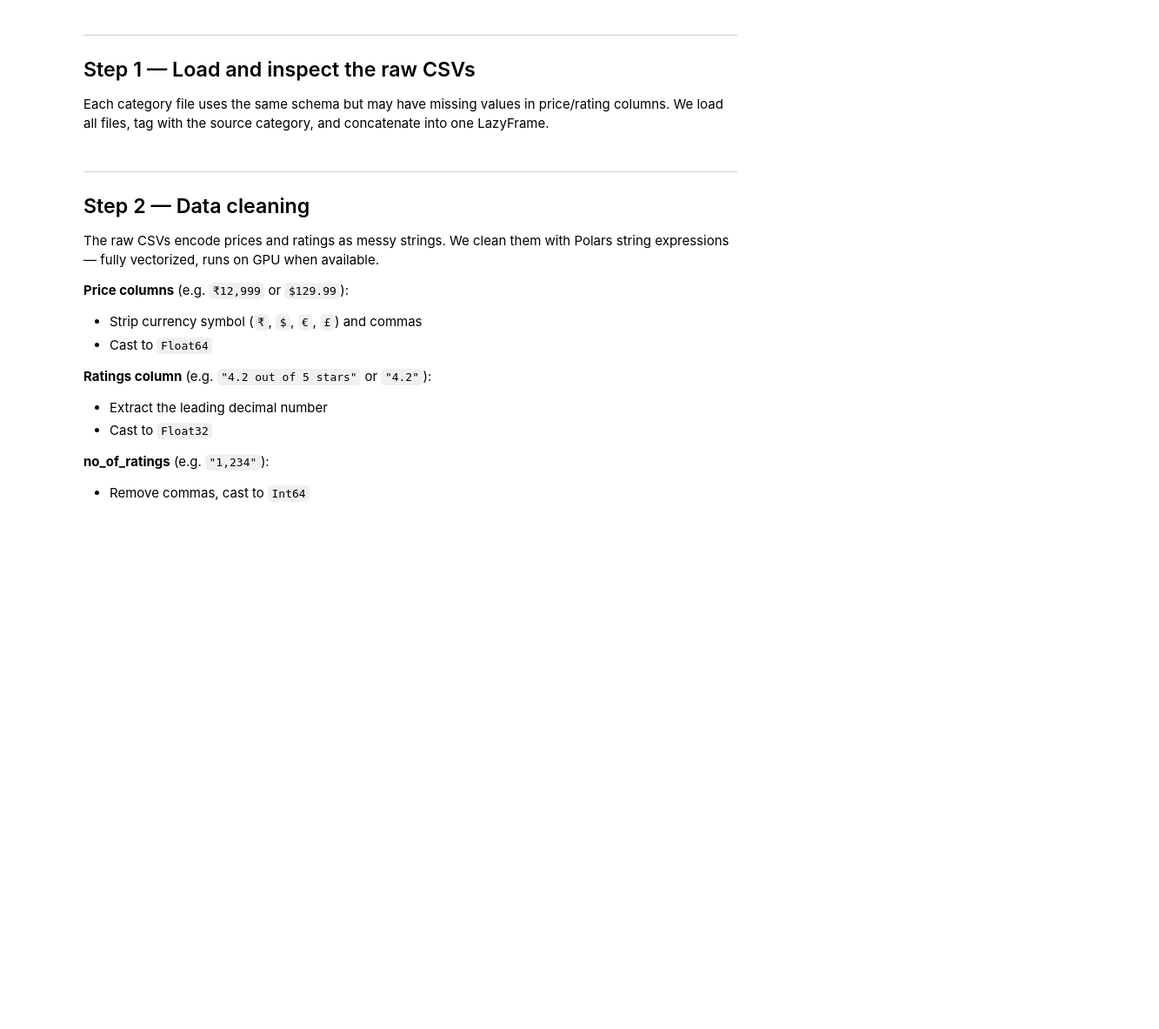
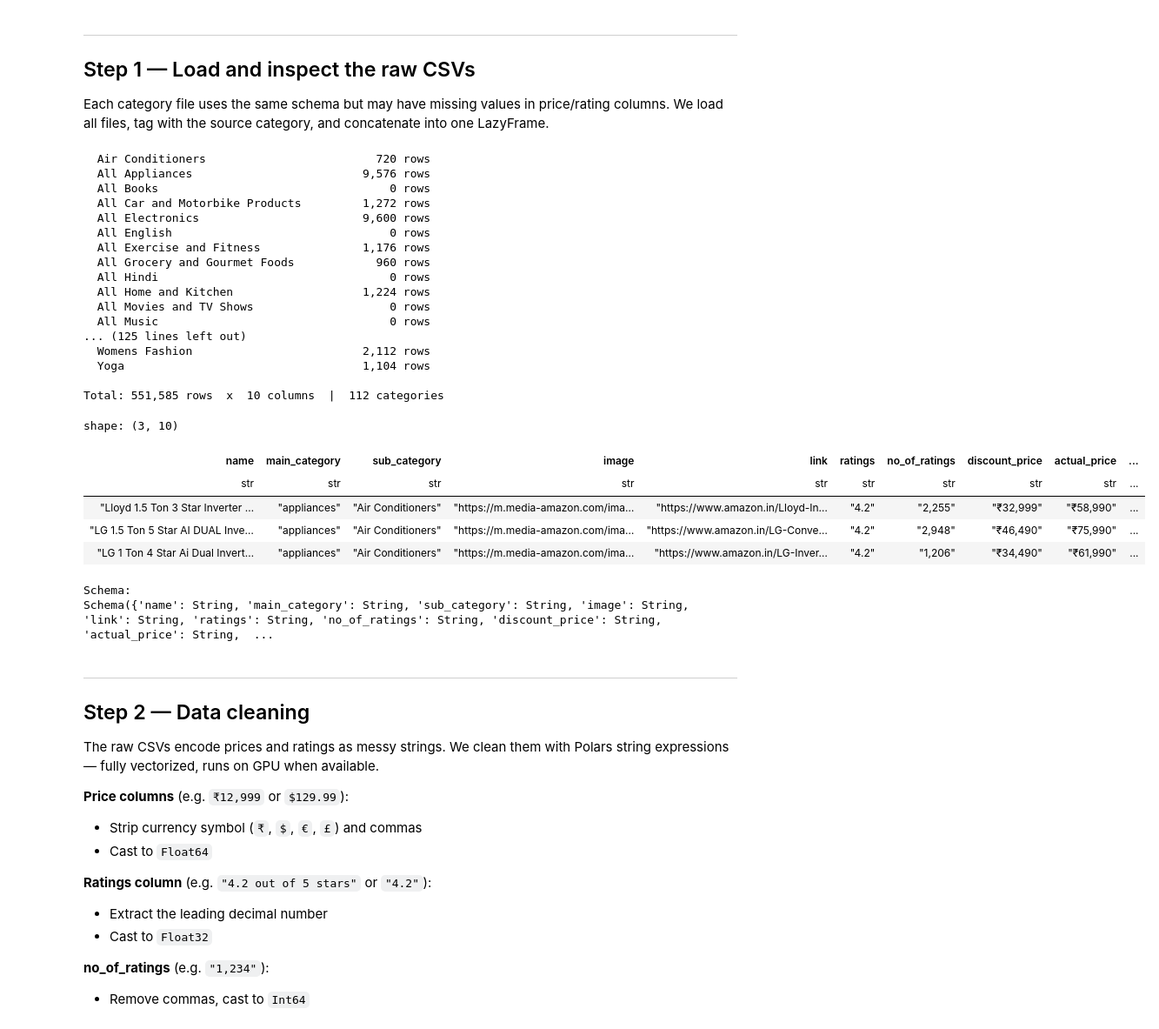
Before and after one commit to AllisonDing/data_processing, a Jupyter notebook: 03_structured_amazon_products.ipynb, the cells around one changed output. Shown at 87% size. Cells and saved outputs as stored; diff of their text form; code cells hidden in the pictures; blank space fills up the shorter version.

```diff
--- a/03_structured_amazon_products.ipynb
+++ b/03_structured_amazon_products.ipynb
@@ -119,37 +128,83 @@ Data dir: /home/allisond/data_processing/data/amazon
 Each category file uses the same schema but may have missing values in price/rating columns.
 We load all files, tag with the source category, and concatenate into one LazyFrame.
 # %%
-frames = []
-
-for category, path in CATEGORY_FILES.items():
-    if not path.exists():
-        print(f"  Skipping {category} — file not found: {path}")
-        continue
-
-    # Read with inferred schema; all price/rating columns come in as strings initially
-    df = pl.read_csv(
+def _load_csv(path: Path, category: str) -> pl.DataFrame:
+    """Load one category CSV and tag rows with source_category."""
+    return pl.read_csv(
         path,
         infer_schema_length=5000,
         ignore_errors=True,
         null_values=["", "NA", "N/A", "null", "None"],
-    ).with_columns(
-        pl.lit(category).alias("source_category")
+    ).with_columns(pl.lit(category).alias("source_category"))
+
+
+frames: list[pl.DataFrame] = []
+
+if category_csvs:
+    # Load every discovered category CSV
+    for path in category_csvs:
+        category = path.stem   # filename without extension = category name
+        df = _load_csv(path, category)
+        print(f"  {category:35s}  {len(df):>7,} rows")
+        frames.append(df)
+
+elif COMBINED_CSV.exists():
+    # Fallback: load the pre-combined file
+    # Use main_category column as source_category if available
+    df = pl.read_csv(
+        COMBINED_CSV,
+        infer_schema_length=5000,
+        ignore_errors=True,
+        null_values=["", "NA", "N/A", "null", "None"],
     )
-    print(f"  Loaded {len(df):>7,} rows  [{category}]  columns={df.columns}")
+    if "main_category" in df.columns:
+        df = df.with_columns(pl.col("main_category").alias("source_category"))
+    else:
+        df = df.with_columns(pl.lit("All").alias("source_category"))
+    print(f"  Amazon-Products.csv (combined)  {len(df):>7,} rows")
     frames.append(df)
 
-if not frames:
+else:
     raise FileNotFoundError(
         f"No CSV files found in {DATA_DIR}.\n"
-        "Download from Kaggle: kaggle datasets download -d lokeshparab/amazon-products-dataset"
+        "Download from Kaggle:\n"
+        "  kaggle datasets download -d lokeshparab/amazon-products-dataset --unzip -p ./data/amazon"
     )
 
-# Concatenate all categories — use diagonal_relaxed to handle minor schema differences
+# Concatenate — diagonal_relaxed handles minor schema differences across files
 raw_df = pl.concat(frames, how="diagonal_relaxed")
-print(f"\nCombined: {len(raw_df):,} rows  x  {len(raw_df.columns)} columns")
+
+n_cats = raw_df["source_category"].n_unique()
+print(f"\nTotal: {len(raw_df):,} rows  x  {len(raw_df.columns)} columns  |  {n_cats} categories")
 display(raw_df.head(3))
 print("\nSchema:")
 print(raw_df.schema)
+# %% [output]
+  Air Conditioners                         720 rows
+  All Appliances                         9,576 rows
+  All Books                                  0 rows
+  All Car and Motorbike Products         1,272 rows
+  All Electronics                        9,600 rows
+  All English                                0 rows
+  All Exercise and Fitness               1,176 rows
+  All Grocery and Gourmet Foods            960 rows
+  All Hindi                                  0 rows
+  All Home and Kitchen                   1,224 rows
+  All Movies and TV Shows                    0 rows
+  All Music                                  0 rows
+... (125 lines left out)
+  Womens Fashion                         2,112 rows
+  Yoga                                   1,104 rows
+
+Total: 551,585 rows  x  10 columns  |  112 categories
+shape: (3, 10)
+| name | main_category | sub_category | image | link | ratings | no_of_ratings | discount_price | actual_price | ... |
+| str | str | str | str | str | str | str | str | str | ... |
+| "Lloyd 1.5 Ton 3 Star Inverter … | "appliances" | "Air Conditioners" | "https://m.media-amazon.com/ima… | "https://www.amazon.in/Lloyd-In… | "4.2" | "2,255" | "₹32,999" | "₹58,990" | ... |
+| "LG 1.5 Ton 5 Star AI DUAL Inve… | "appliances" | "Air Conditioners" | "https://m.media-amazon.com/ima… | "https://www.amazon.in/LG-Conve… | "4.2" | "2,948" | "₹46,490" | "₹75,990" | ... |
+| "LG 1 Ton 4 Star Ai Dual Invert… | "appliances" | "Air Conditioners" | "https://m.media-amazon.com/ima… | "https://www.amazon.in/LG-Inver… | "4.2" | "1,206" | "₹34,490" | "₹61,990" | ... |
+Schema:
+Schema({'name': String, 'main_category': String, 'sub_category': String, 'image': String, 'link': String, 'ratings': String, 'no_of_ratings': String, 'discount_price': String, 'actual_price': String,  ...
 # %% [markdown]
 ---
 ## Step 2 — Data cleaning
```
Also changed, not shown: parts of 14 cells of this notebook, 1 other file.
